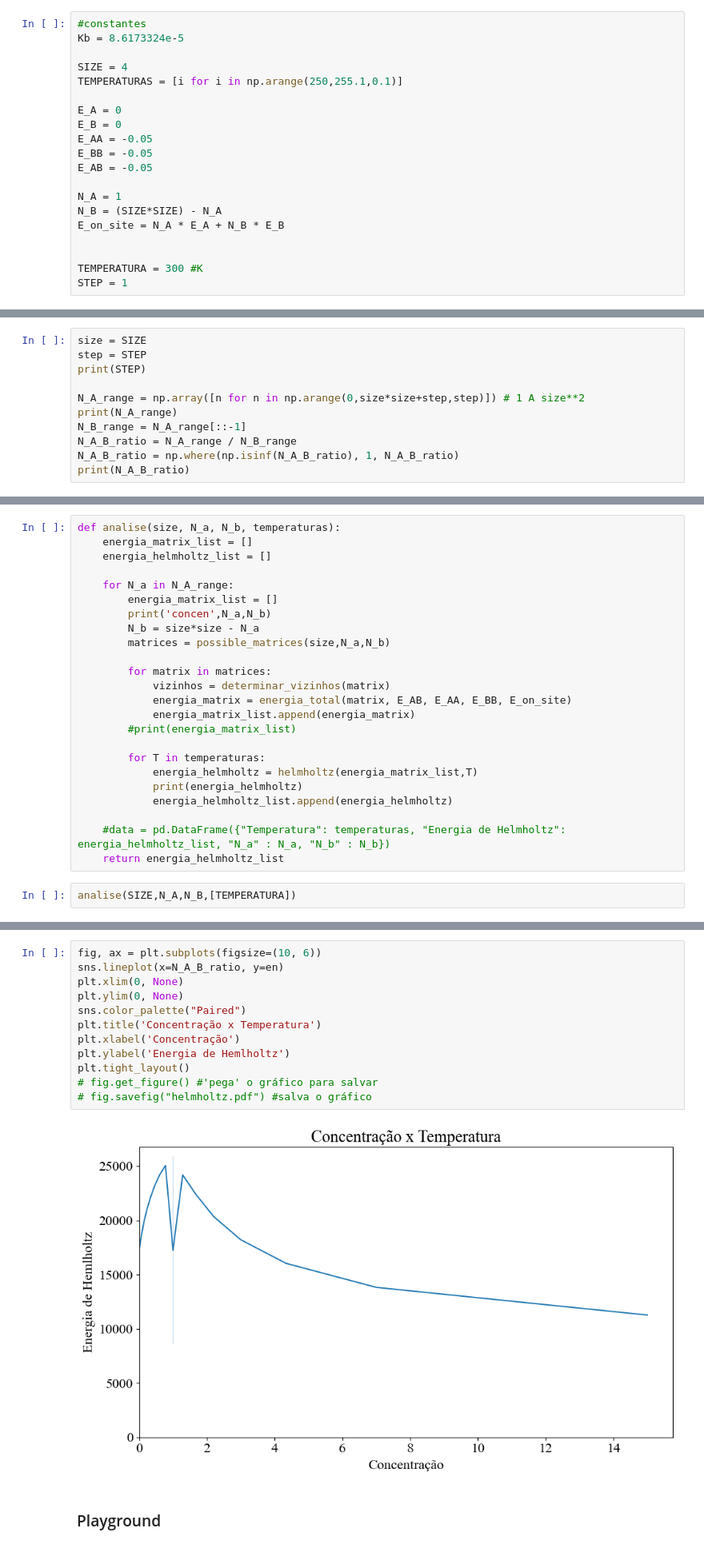
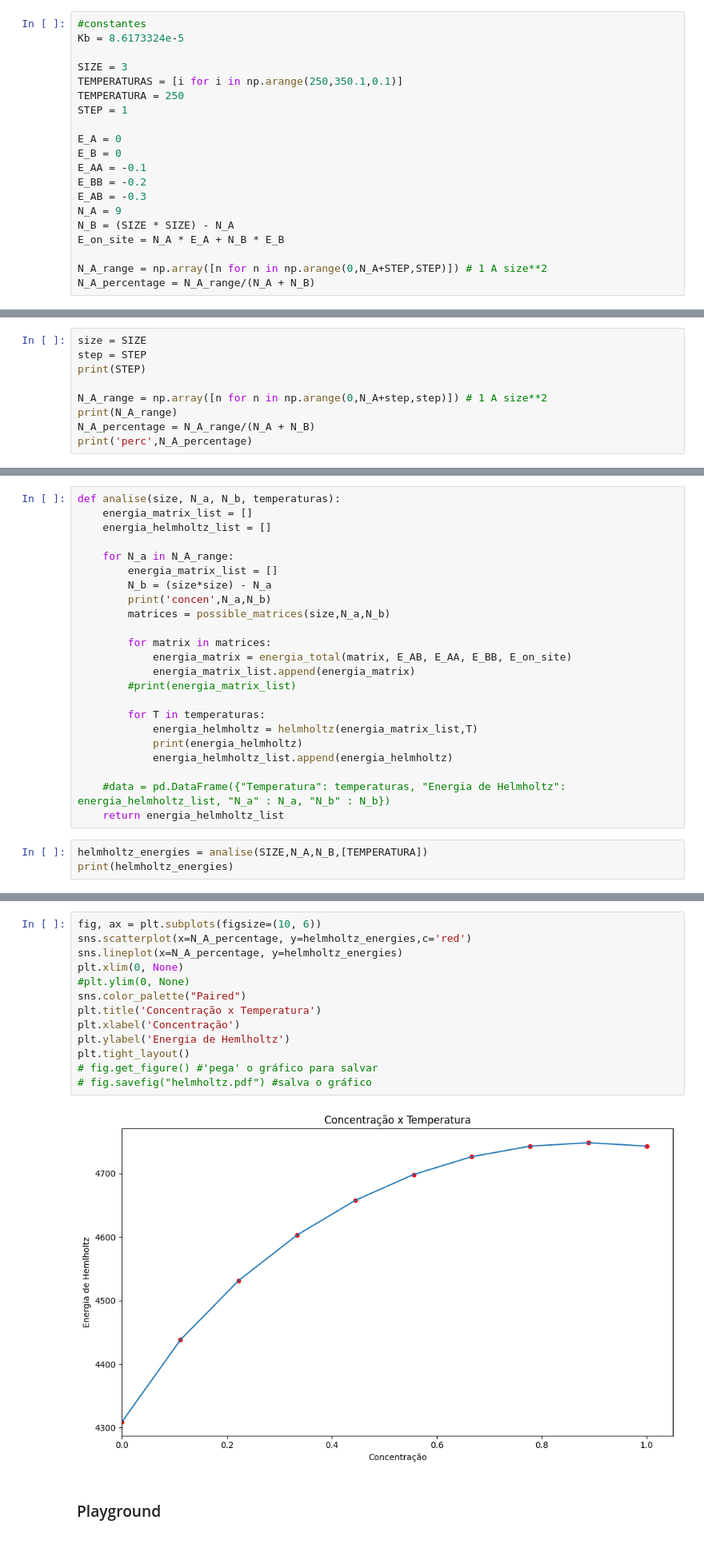
Before and after one commit to Gbeneti/ensemble_canonico, a Jupyter notebook: ensemble_canonico_mistura.ipynb, the cells around one changed output, grey strips where cells are left out. Shown: that part at 80% size. Cells and saved outputs as stored; diff of their text form.

```diff
--- a/ensemble_canonico_mistura.ipynb
+++ b/ensemble_canonico_mistura.ipynb
@@ -8,22 +8,22 @@ import seaborn as sns
 #constantes
 Kb = 8.6173324e-5
 
-SIZE = 4
-TEMPERATURAS = [i for i in np.arange(250,255.1,0.1)]
+SIZE = 3
+TEMPERATURAS = [i for i in np.arange(250,350.1,0.1)]
+TEMPERATURA = 250
+STEP = 1
 
 E_A = 0
 E_B = 0
-E_AA = -0.05
-E_BB = -0.05
-E_AB = -0.05
-
-N_A = 1
-N_B = (SIZE*SIZE) - N_A
+E_AA = -0.1
+E_BB = -0.2
+E_AB = -0.3
+N_A = 9
+N_B = (SIZE * SIZE) - N_A
 E_on_site = N_A * E_A + N_B * E_B
 
-
-TEMPERATURA = 300 #K
-STEP = 1
+N_A_range = np.array([n for n in np.arange(0,N_A+STEP,STEP)]) # 1 A size**2
+N_A_percentage = N_A_range/(N_A + N_B)
 # %%
 def possible_matrices(size, N_a, N_b):
     """
@@ -151,11 +151,9 @@ size = SIZE
 step = STEP
 print(STEP)
 
-N_A_range = np.array([n for n in np.arange(0,size*size+step,step)]) # 1 A size**2
+N_A_range = np.array([n for n in np.arange(0,N_A+step,step)]) # 1 A size**2
 print(N_A_range)
-N_B_range = N_A_range[::-1]
-N_A_B_ratio = N_A_range / N_B_range
-N_A_B_ratio = np.where(np.isinf(N_A_B_ratio), 1, N_A_B_ratio)
-print(N_A_B_ratio)
+N_A_percentage = N_A_range/(N_A + N_B)
+print('perc',N_A_percentage)
 # %% [output]
 1
@@ -170,12 +167,11 @@ def analise(size, N_a, N_b, temperaturas):
 
     for N_a in N_A_range:
         energia_matrix_list = []
+        N_b = (size*size) - N_a
         print('concen',N_a,N_b)
-        N_b = size*size - N_a
         matrices = possible_matrices(size,N_a,N_b)
 
         for matrix in matrices:
-            vizinhos = determinar_vizinhos(matrix)
             energia_matrix = energia_total(matrix, E_AB, E_AA, E_BB, E_on_site)
             energia_matrix_list.append(energia_matrix)
         #print(energia_matrix_list)
@@ -188,5 +184,6 @@ def analise(size, N_a, N_b, temperaturas):
     #data = pd.DataFrame({"Temperatura": temperaturas, "Energia de Helmholtz": energia_helmholtz_list, "N_a" : N_a, "N_b" : N_b})
     return energia_helmholtz_list
 # %%
-analise(SIZE,N_A,N_B,[TEMPERATURA])
+helmholtz_energies = analise(SIZE,N_A,N_B,[TEMPERATURA])
+print(helmholtz_energies)
 # %% [output]
@@ -245,17 +207,18 @@ en = [17237.103075741274,
 # %%
 fig, ax = plt.subplots(figsize=(10, 6))
-sns.lineplot(x=N_A_B_ratio, y=en)
+sns.scatterplot(x=N_A_percentage, y=helmholtz_energies,c='red')
+sns.lineplot(x=N_A_percentage, y=helmholtz_energies)
 plt.xlim(0, None)
-plt.ylim(0, None)
+#plt.ylim(0, None)
 sns.color_palette("Paired")
 plt.title('Concentração x Temperatura')
 plt.xlabel('Concentração')
 plt.ylabel('Energia de Hemlholtz')
 plt.tight_layout()
 # fig.get_figure() #'pega' o gráfico para salvar
 # fig.savefig("helmholtz.pdf") #salva o gráfico
 # %% [output]
-[figure, old version]
+[figure, new version]
 # %% [markdown]
 ### Playground
 # %%
```
Also changed, not shown: parts of 8 cells of this notebook, 1 other file.
